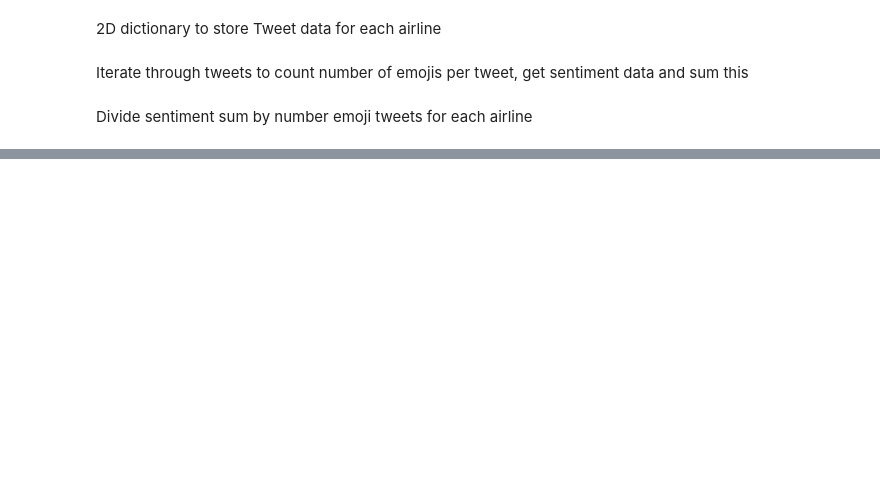
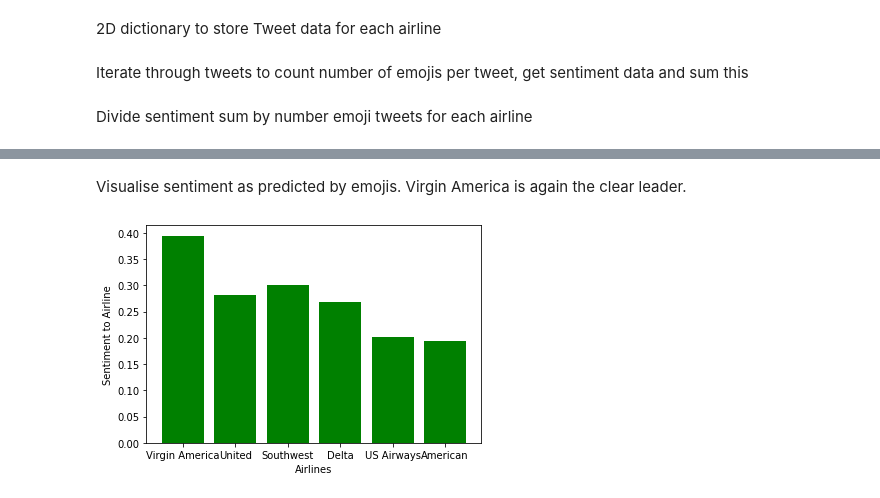
Before and after one commit to mulac/TDA-SentimentAnalysis, a Jupyter notebook: emoji_analysis.ipynb, the cells around one changed output, grey strips where cells are left out. Cells and saved outputs as stored; diff of their text form; code cells hidden in the pictures; blank space fills up the shorter version.

```diff
--- a/emoji_analysis.ipynb
+++ b/emoji_analysis.ipynb
@@ -89,0 +120,9 @@ for airline in airlines:
+# %% [markdown]
+<p>Visualise sentiment as predicted by emojis. Virgin America is again the clear leader.</p>
+# %%
+plt.bar(list(airlines.keys()), sentiments, color='green')
+plt.xlabel('Airlines')
+plt.ylabel('Sentiment to Airline')
+plt.show()
+# %% [output]
+[figure, added]
```
Also changed, not shown: parts of 18 cells of this notebook.
